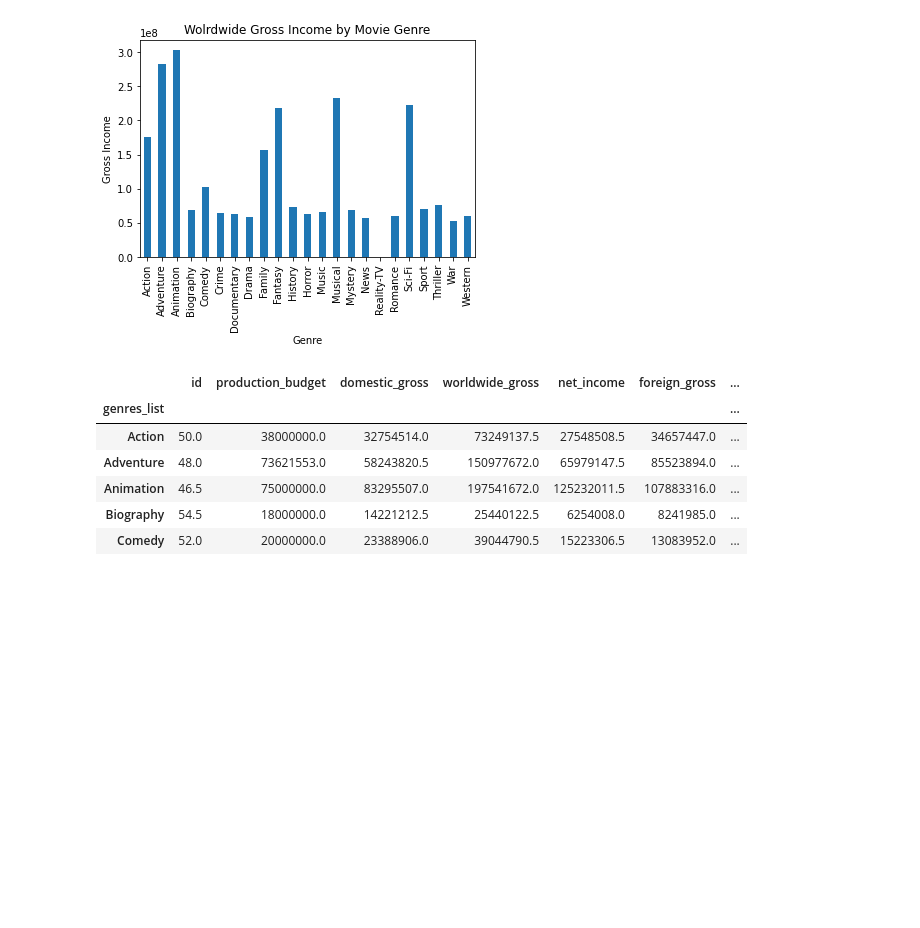
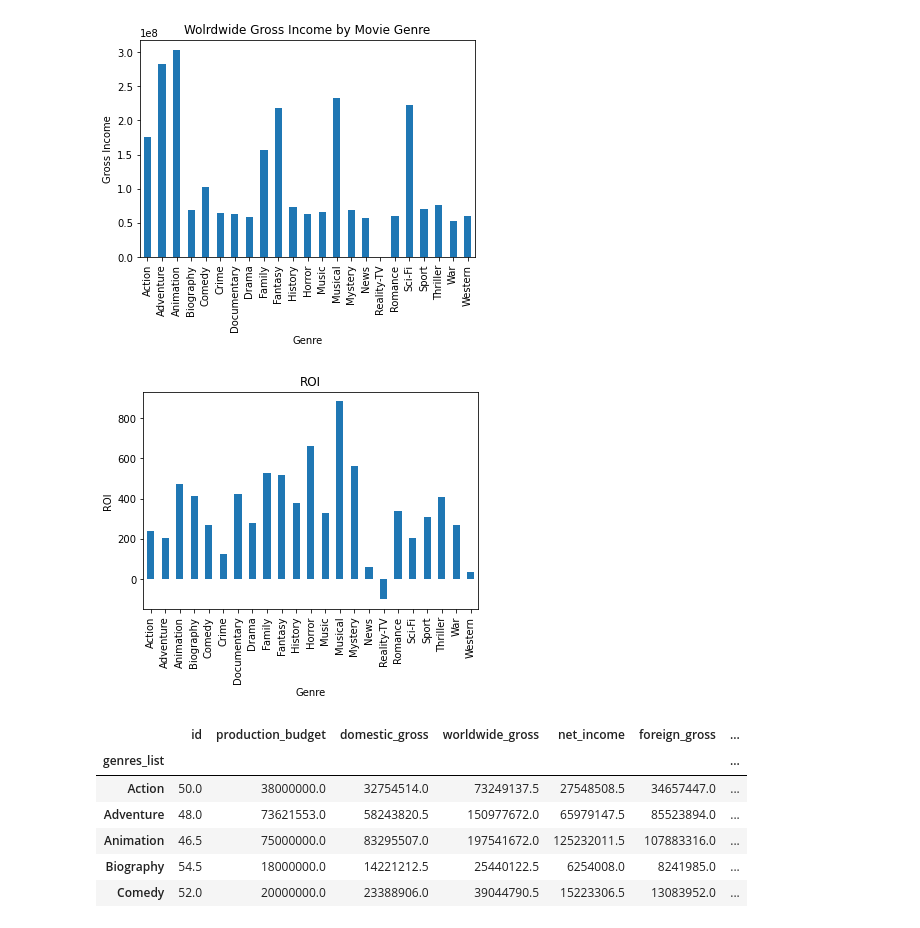
Before and after one commit to StefanoCaruso456/Movie-Studio-Project, a Jupyter notebook: notebook_development/Andrew_Jbook_10_04_22.ipynb, the cells around one changed output. Saved outputs shown, nothing was run; the diff lists cells and outputs as text; code cells hidden in the pictures; blank space fills up the shorter version.

```diff
--- a/notebook_development/Andrew_Jbook_10_04_22.ipynb
+++ b/notebook_development/Andrew_Jbook_10_04_22.ipynb
@@ -421,7 +422,7 @@ genre_list
  'Music',
  'Reality-TV']
 # %%
-num_genre_group_mean_WWG = num_genre_join.groupby('genres_list')['worldwide_gross'].mean()
-num_genre_group_mean_WWG.head()
+num_genre_group_mean_WWG = num_genre_join.groupby('genres_list')['ROI'].mean()
+num_genre_group_mean_WWG.head(6)
 # %% [output]
 genres_list
@@ -435,6 +477,10 @@ Name: worldwide_gross, dtype: float64
 num_genre_group_mean_WWG.plot(kind='bar', title ='Wolrdwide Gross Income by Movie Genre', ylabel='Gross Income', xlabel='Genre');
 # %% [output]
 [figure]
+# %%
+num_genre_group_mean_WWG.plot(kind='bar', title ='ROI', ylabel='ROI', xlabel='Genre');
+# %% [output]
+[figure, added]
 # %%
 num_genre_group_median = num_genre_join.groupby('genres_list').median()
 num_genre_group_median.head()
```
Also changed, not shown: parts of 8 cells of this notebook, 1 other file.
